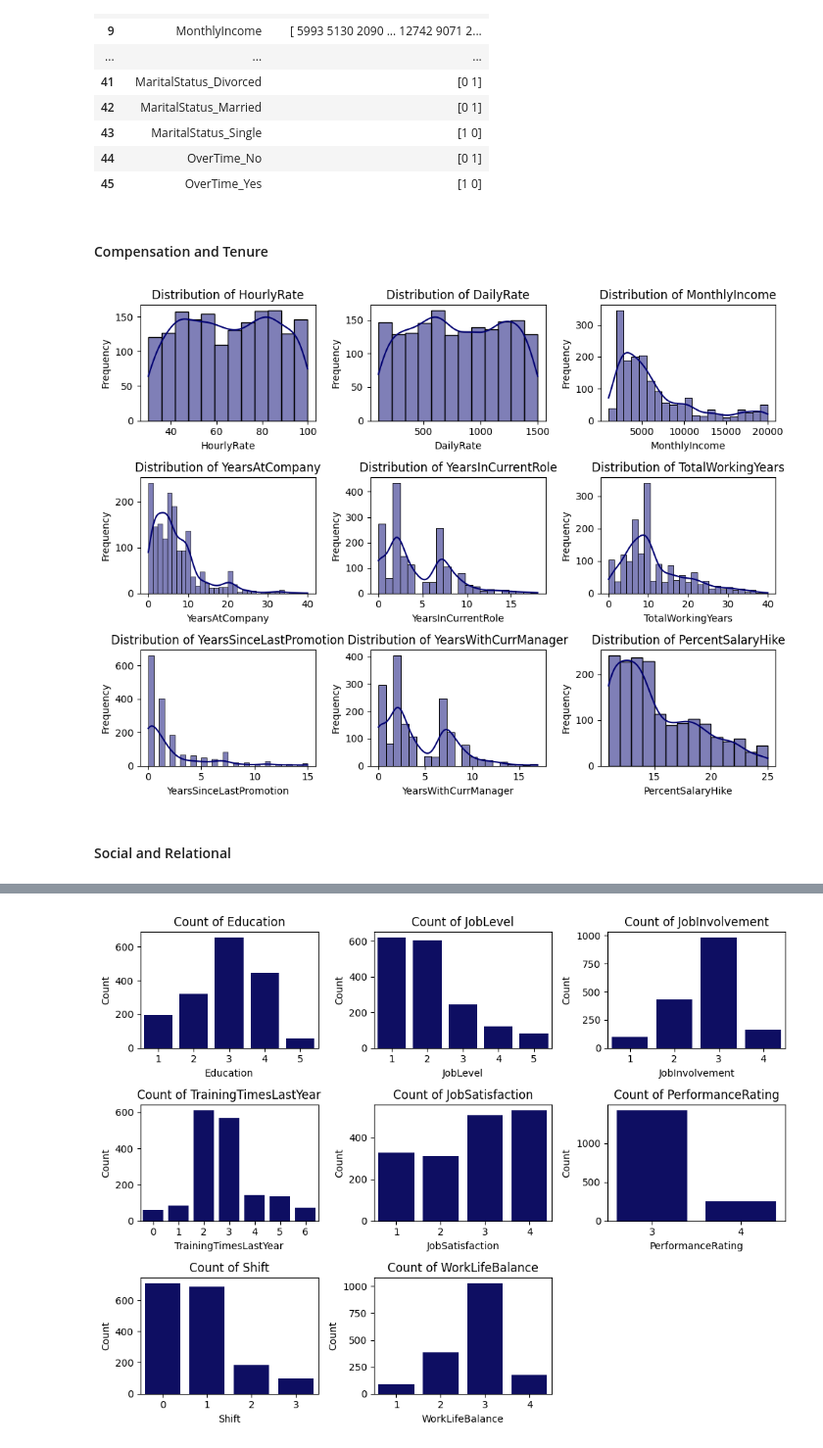
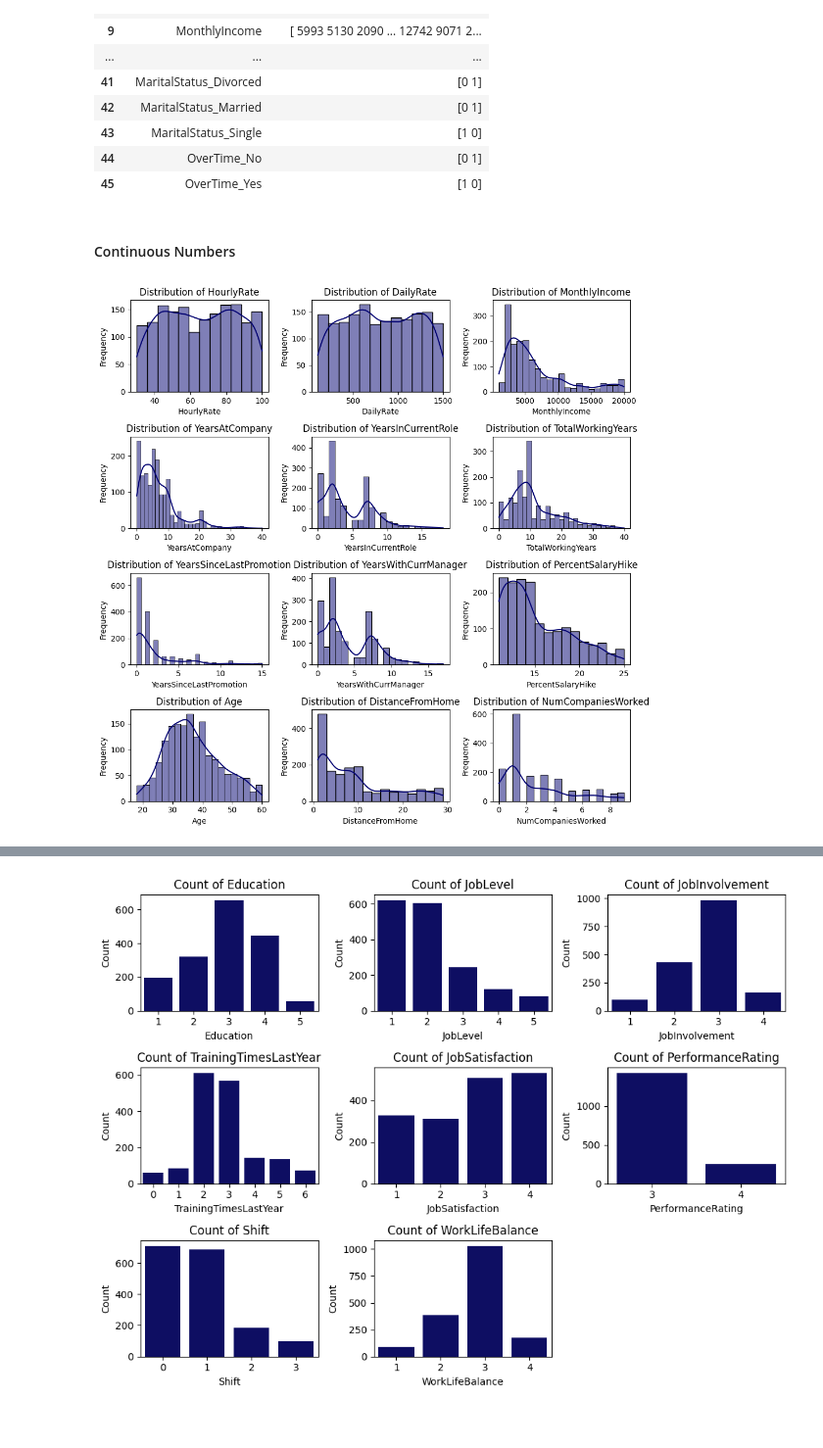
Before and after one commit to Jrk373/MachineLearningDemo, a Jupyter notebook: DecisionTreeClasifier.ipynb, the cells around one changed output, grey strips where cells are left out. Shown at 98% size. Saved outputs shown, nothing was run; the diff lists cells and outputs as text; code cells hidden in the pictures; blank space fills up the shorter version.

```diff
--- a/DecisionTreeClasifier.ipynb
+++ b/DecisionTreeClasifier.ipynb
@@ -544,8 +600,8 @@ unique_values_df.style.set_properties(**{'text-align': 'left'}) \
 | 43 | MaritalStatus_Single | [1 0] |
 | 44 | OverTime_No | [0 1] |
 | 45 | OverTime_Yes | [1 0] |
-# %% [markdown]
-#### Compensation and Tenure
+# %% [markdown]
+#### Continuous Numbers
 # %%
 import matplotlib.pyplot as plt
 import seaborn as sns
@@ -557,34 +613,35 @@ features = [
     "DailyRate",
     "MonthlyIncome",
     "YearsAtCompany",
     "YearsInCurrentRole",
     "TotalWorkingYears",
     "YearsSinceLastPromotion",
     "YearsWithCurrManager",
-    "PercentSalaryHike"
+    "PercentSalaryHike",
+    'Age',
+    'DistanceFromHome',
+    'NumCompaniesWorked'
 ]
 
 # Create a grid of plots
 n_features = len(features)
 cols = 3
 rows = (n_features // cols) + (n_features % cols > 0)
 
 fig, axes = plt.subplots(rows, cols, figsize=(10, 2.5 * rows))
 axes = axes.flatten()
 
 for i, feature in enumerate(features):
     sns.histplot(X_encoded[feature], kde=True, ax=axes[i], color="#000070")
     axes[i].set_title(f"Distribution of {feature}")
     axes[i].set_xlabel(feature)
     axes[i].set_ylabel("Frequency")
 
 # Remove any empty subplots
 for j in range(i + 1, len(axes)):
     fig.delaxes(axes[j])
 
 plt.tight_layout()
 plt.show()
 # %% [output]
-[figure, old version]
+[figure, new version]
-# %% [markdown]
-#### Social and Relational
```
Also changed, not shown: parts of 20 cells of this notebook.
